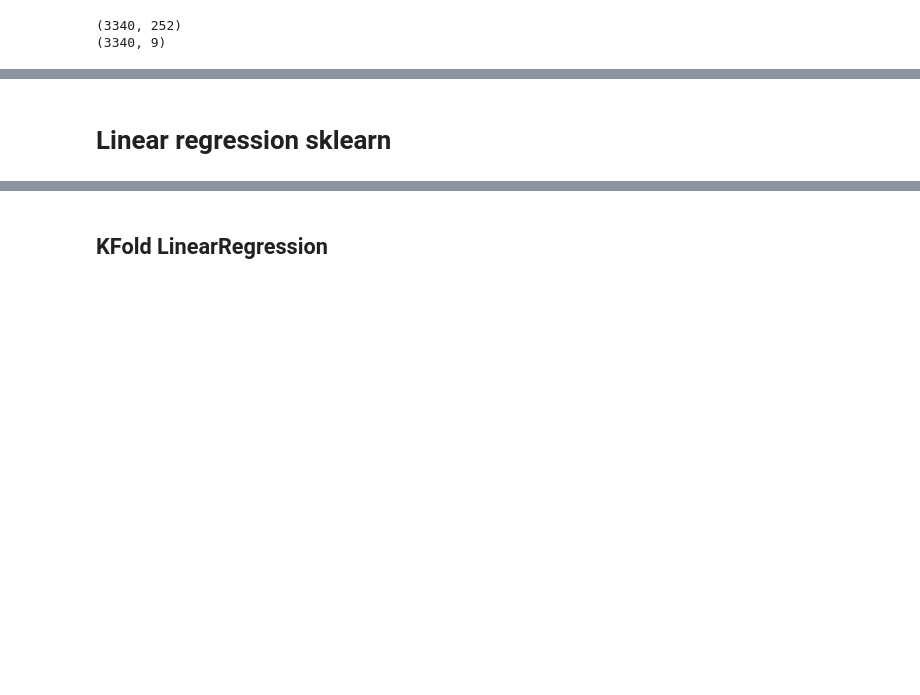
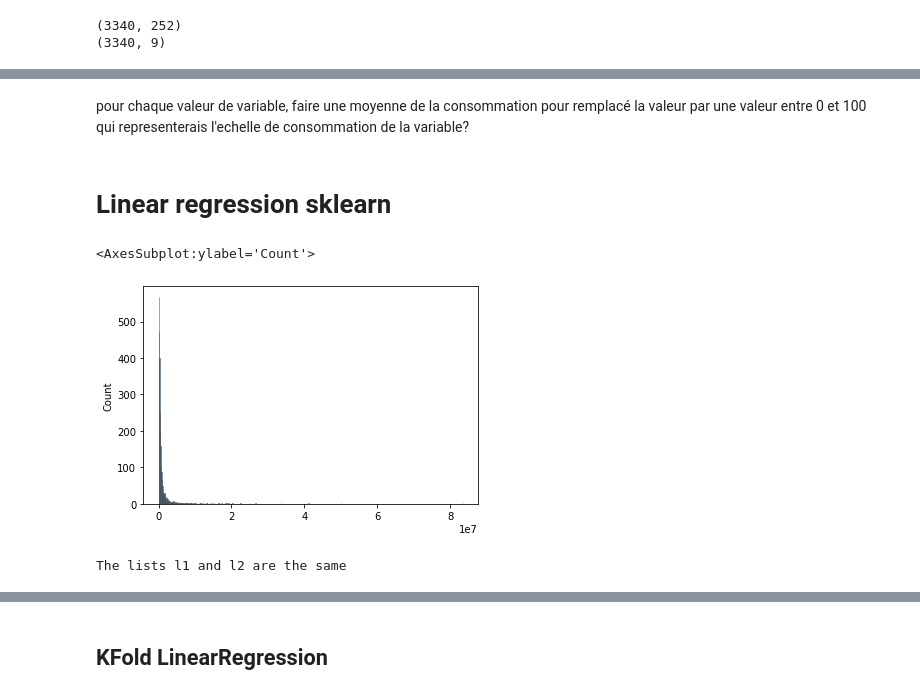
Before and after one commit to pierrebague/anticipate_electricity_consumption, a Jupyter notebook: projet4.ipynb, the cells around one changed output, grey strips where cells are left out. Saved outputs shown, nothing was run; the diff lists cells and outputs as text; code cells hidden in the pictures; blank space fills up the shorter version.

```diff
--- a/projet4.ipynb
+++ b/projet4.ipynb
@@ -281,3 +332,5 @@ dataframe_2015_with_dummies = just_numbers_values_2015_clean3.join(dummies)#.fil
+# %% [markdown]
+pour chaque valeur de variable, faire une moyenne de la consommation  pour remplacé la valeur par une valeur entre 0 et 100 qui representerais l'echelle de consommation de la variable?
 # %% [markdown]
 # Linear regression sklearn
 # %%
@@ -309,0 +367,14 @@ std_scale = preprocessing.StandardScaler().fit(X)
+# %%
+
+sns.histplot(
+    y,
+    multiple="stack",
+    palette="light:m_r",
+    edgecolor=".3",
+    linewidth=.5,
+)
+# fig.set_title("title")
+# fig.axes.xaxis.set_visible(False)
+# %% [output]
+<AxesSubplot:ylabel='Count'>
+[figure, added]
@@ -309,0 +470,26 @@ std_scale = preprocessing.StandardScaler().fit(X)
+# %%
+test1 = []
+# for elem1,elem2 in k_fold_index:
+#     print(len(elem1),len(elem2))
+# #     test1.append(k_fold_index[2][0][:])
+# #     test1.append(k_fold_index[2][1][:])
+#     test1 = k_fold_index[2][0] + k_fold_index[2][1]
+#     print(len(test1))
+
+test1 = k_fold_index[0][0] + k_fold_index[0][1]
+
+test2 = k_fold_index[1][0] + k_fold_index[1][1]
+# test2.append(k_fold_index[1][1])
+test1.sort()
+test2.sort()
+import functools
+
+
+
+
+if functools.reduce(lambda x, y : x and y, map(lambda p, q: p == q,test1,test2), True):
+    print ("The lists l1 and l2 are the same")
+else:
+    print ("The lists l1 and l2 are not the same")
+# %% [output]
+The lists l1 and l2 are the same
```
Also changed, not shown: parts of 68 cells of this notebook.
